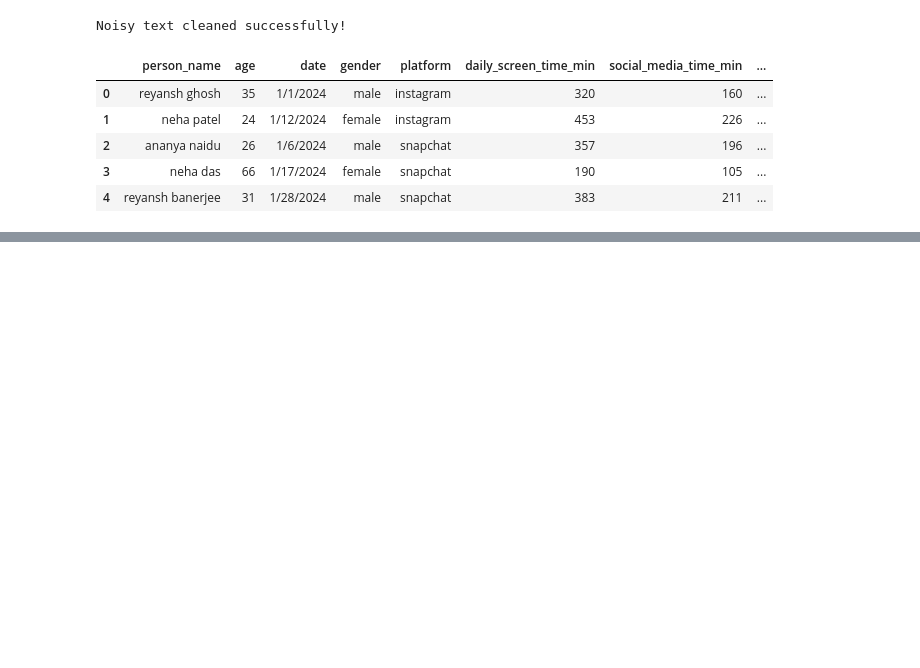
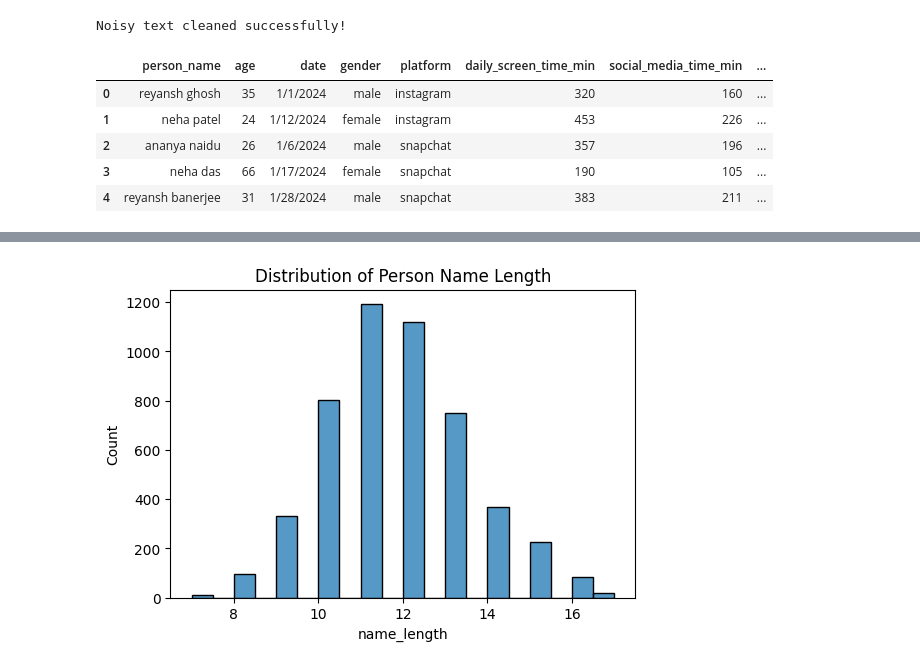
Before and after one commit to chatok-jnr/CSE432_Mental_Wellbeing, a Jupyter notebook: devLab.ipynb, the cells around one changed output, grey strips where cells are left out. Cells and saved outputs as stored; diff of their text form; code cells hidden in the pictures; blank space fills up the shorter version.

```diff
--- a/devLab.ipynb
+++ b/devLab.ipynb
@@ -110,0 +114,9 @@ After Drop =
+# %%
+# Text Length Distribution (example: person_name)
+df['name_length'] = df['person_name'].apply(len)
+plt.figure(figsize=(6,4))
+sns.histplot(df['name_length'], bins=20)
+plt.title("Distribution of Person Name Length")
+plt.show()
+# %% [output]
+[figure, added]
```
Also changed, not shown: parts of 4 cells of this notebook.
